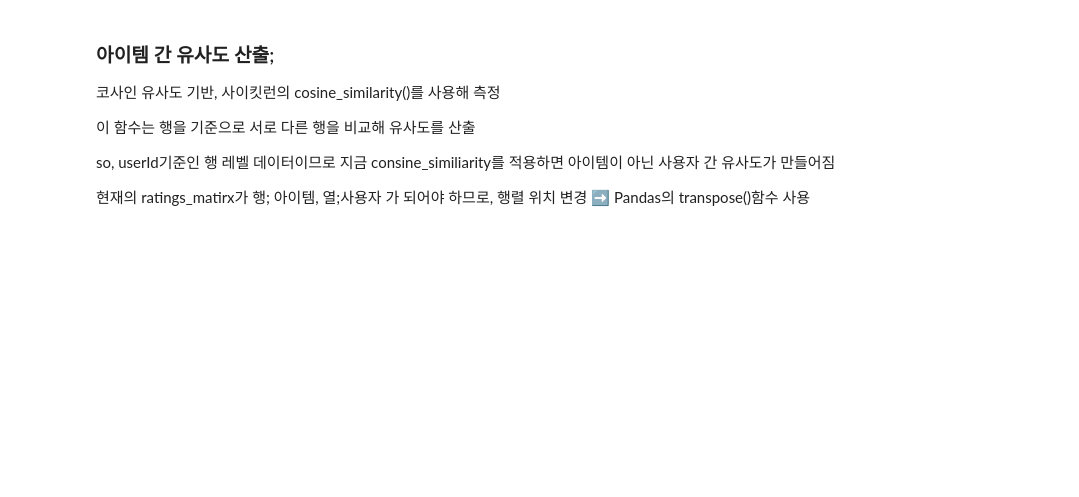
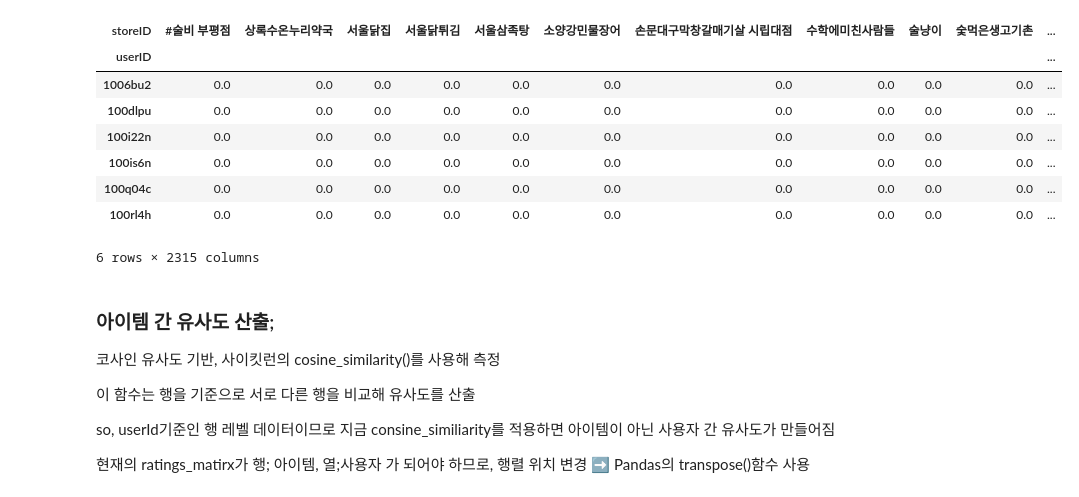
Before and after one commit to dakyeoman/Fairy_of_Choice, a Jupyter notebook: Gwanak-gu fairy of choice.ipynb, the cells around one changed output. Drawn from its saved outputs; the diff is of its cells as text; code cells hidden in the pictures; blank space fills up the shorter version.

```diff
--- a/Gwanak-gu fairy of choice.ipynb
+++ b/Gwanak-gu fairy of choice.ipynb
@@ -42,3 +66,18 @@ ratings_matrix.head(3)
+# %%
+#피클로 데이터 프레임 저장
+ratings_matrix.to_pickle("ratings_matrix.pkl")
+ratings_matrix_save = pd.read_pickle("ratings_matrix.pkl")
+ratings_matrix_save.head(6)
+# %% [output]
+| storeID | #술비 부평점 | 상록수온누리약국 | 서울닭집 | 서울닭튀김 | 서울삼족탕 | 소양강민물장어 | 손문대구막창갈매기살 시립대점 | 수학에미친사람들 | 술냥이 | 숯먹은생고기촌 | ... |
+| userID |  |  |  |  |  |  |  |  |  |  | ... |
+| 1006bu2 | 0.0 | 0.0 | 0.0 | 0.0 | 0.0 | 0.0 | 0.0 | 0.0 | 0.0 | 0.0 | ... |
+| 100dlpu | 0.0 | 0.0 | 0.0 | 0.0 | 0.0 | 0.0 | 0.0 | 0.0 | 0.0 | 0.0 | ... |
+| 100i22n | 0.0 | 0.0 | 0.0 | 0.0 | 0.0 | 0.0 | 0.0 | 0.0 | 0.0 | 0.0 | ... |
+| 100is6n | 0.0 | 0.0 | 0.0 | 0.0 | 0.0 | 0.0 | 0.0 | 0.0 | 0.0 | 0.0 | ... |
+| 100q04c | 0.0 | 0.0 | 0.0 | 0.0 | 0.0 | 0.0 | 0.0 | 0.0 | 0.0 | 0.0 | ... |
+| 100rl4h | 0.0 | 0.0 | 0.0 | 0.0 | 0.0 | 0.0 | 0.0 | 0.0 | 0.0 | 0.0 | ... |
+6 rows × 2315 columns
 # %% [markdown]
 ### 아이템 간 유사도 산출;
 코사인 유사도 기반, 사이킷런의 cosine_similarity()를 사용해 측정
```
Also changed, not shown: parts of 20 cells of this notebook, 14 other files.
